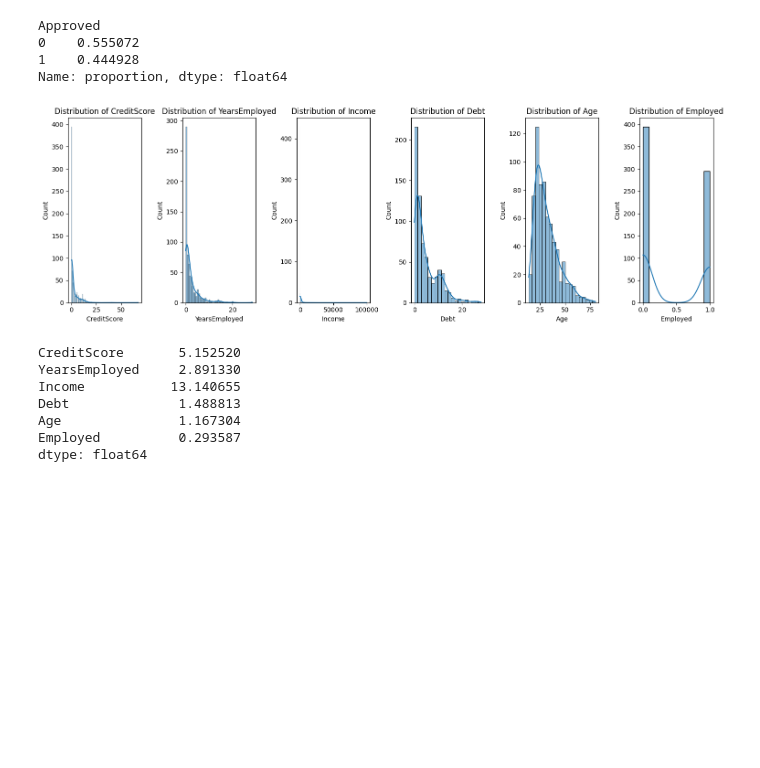
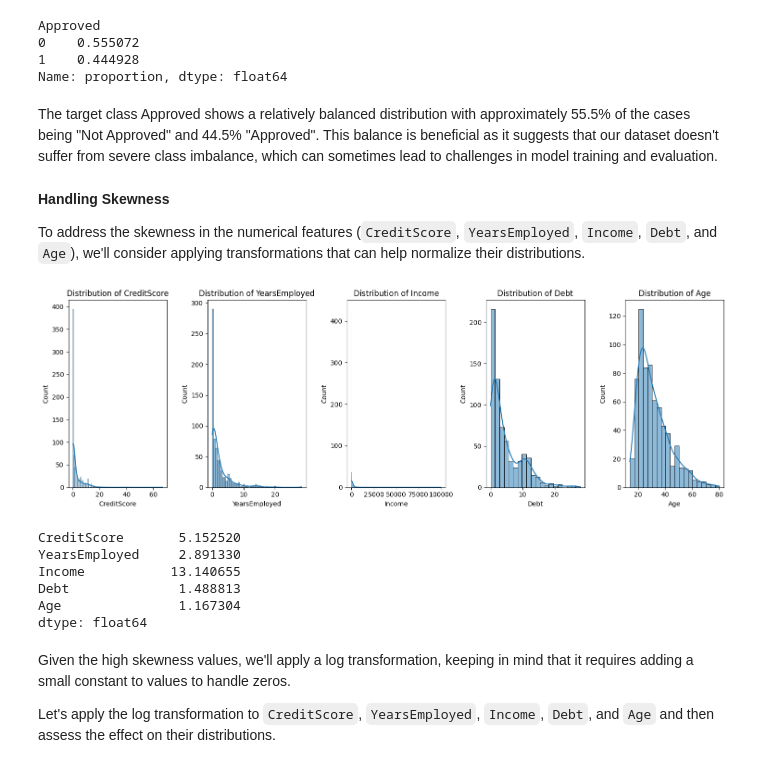
Before and after one commit to ZahirAhmadChaudhry/credit-cards-approval-classification-using-SVM, a Jupyter notebook: src/Data_Preprocessing.ipynb, the cells around one changed output. Cells and saved outputs as stored; diff of their text form; code cells hidden in the pictures; blank space fills up the shorter version.

```diff
--- a/src/Data_Preprocessing.ipynb
+++ b/src/Data_Preprocessing.ipynb
@@ -194,34 +235,43 @@ Approved
 0    0.555072
 1    0.444928
 Name: proportion, dtype: float64
+# %% [markdown]
+The target class Approved shows a relatively balanced distribution with approximately 55.5% of the cases being "Not Approved" and 44.5% "Approved". This balance is beneficial as it suggests that our dataset doesn't suffer from severe class imbalance, which can sometimes lead to challenges in model training and evaluation.
+# %% [markdown]
+**Handling Skewness**
+
+To address the skewness in the numerical features (`CreditScore`, `YearsEmployed`, `Income`, `Debt`, and `Age`), we'll consider applying transformations that can help normalize their distributions.
 # %%
 import seaborn as sns
 import matplotlib.pyplot as plt
 
 # Assessing skewness in the numerical features
-numerical_features = ['CreditScore', 'YearsEmployed', 'Income', 'Debt', 'Age', 'Employed']
+numerical_features = ['CreditScore', 'YearsEmployed', 'Income', 'Debt', 'Age']
 
 # Plotting distributions for each numerical feature
 plt.figure(figsize=(15, 5))
 for i, feature in enumerate(numerical_features, 1):
-    plt.subplot(1, 6, i)
+    plt.subplot(1, 5, i)
     sns.histplot(df_refined[feature], kde=True)
     plt.title(f'Distribution of {feature}')
 plt.tight_layout()
 plt.show()
 
 # Calculating skewness values
 skewness_values = df_refined[numerical_features].skew()
 skewness_values
 # %% [output]
-[figure, old version]
+[figure, new version]
 CreditScore       5.152520
 YearsEmployed     2.891330
 Income           13.140655
 Debt              1.488813
 Age               1.167304
-Employed          0.293587
 dtype: float64
+# %% [markdown]
+Given the high skewness values, we'll apply a log transformation, keeping in mind that it requires adding a small constant to values to handle zeros.
+
+Let's apply the log transformation to `CreditScore`, `YearsEmployed`, `Income`, `Debt`, and `Age` and then assess the effect on their distributions.
 # %%
 import numpy as np
 
```
Also changed, not shown: parts of 18 cells of this notebook, 3 other files.
